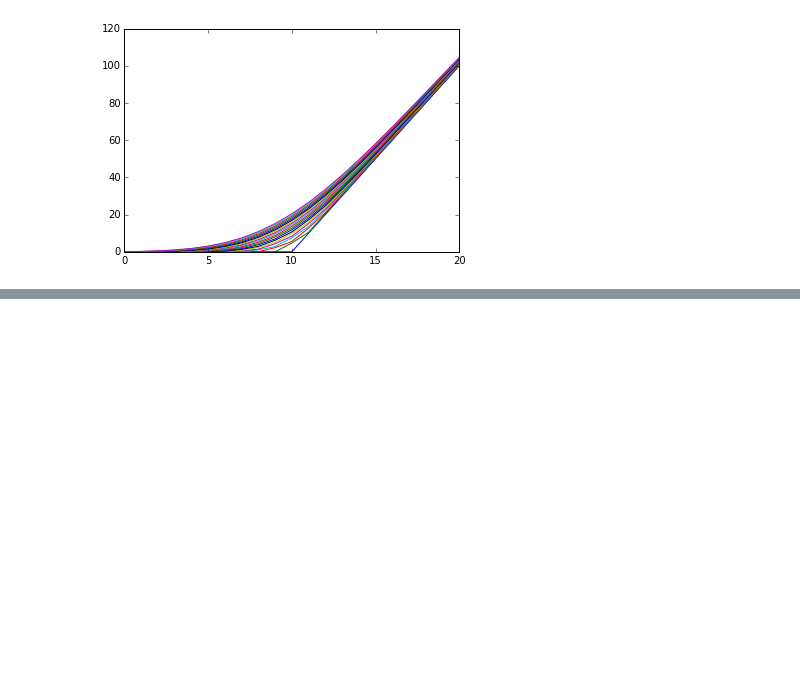
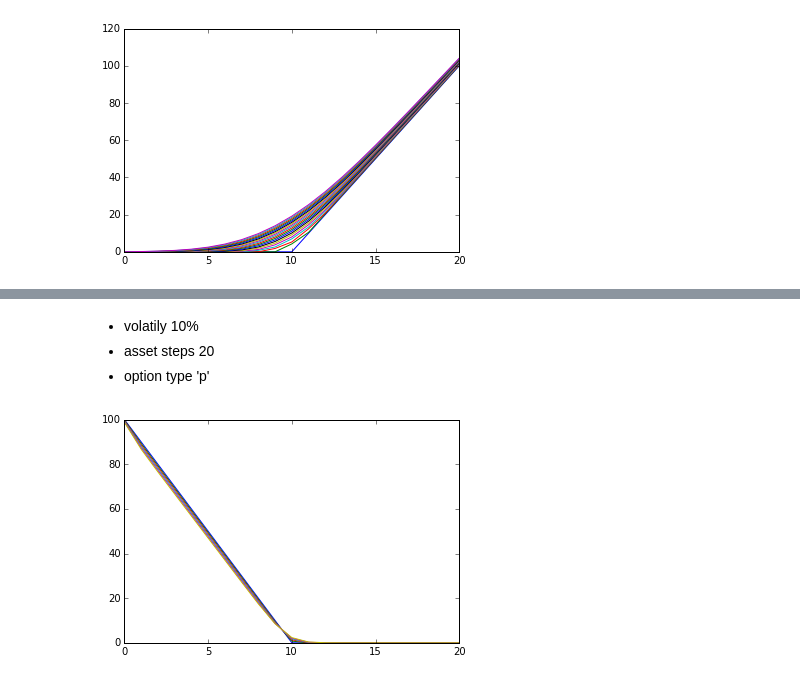
Before and after one commit to spurnaye/quant-analysis, a Jupyter notebook: explicit finite difference method.ipynb, the cells around one changed output, grey strips where cells are left out. Saved outputs shown, nothing was run; the diff lists cells and outputs as text; code cells hidden in the pictures; blank space fills up the shorter version.

```diff
--- a/explicit finite difference method.ipynb
+++ b/explicit finite difference method.ipynb
@@ -64,0 +92,8 @@ option_price(.40,20)
+# %% [markdown]
+* volatily 10%
+* asset steps 20
+* option type 'p'
+# %%
+option_price(.10, 20, 'p')
+# %% [output]
+[figure, added]
```
Also changed, not shown: parts of 15 cells of this notebook.
